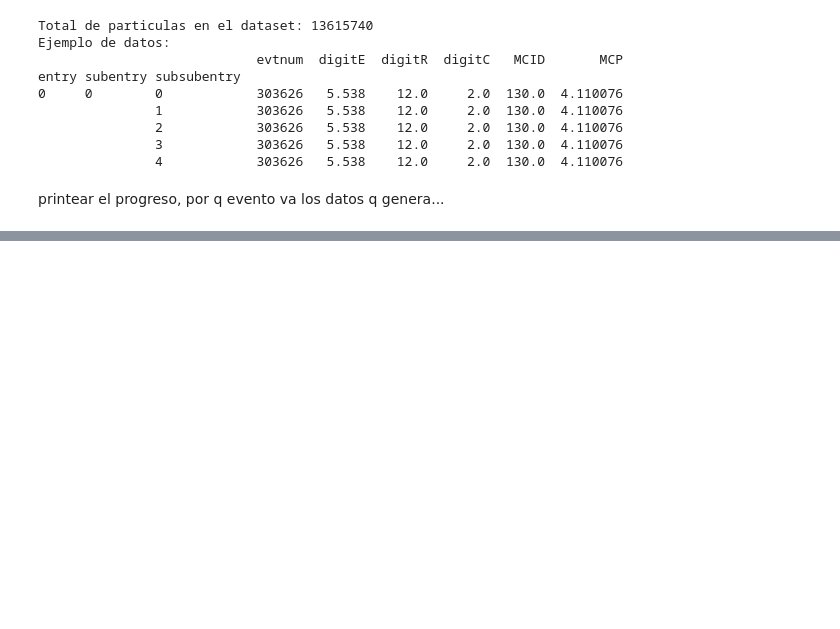
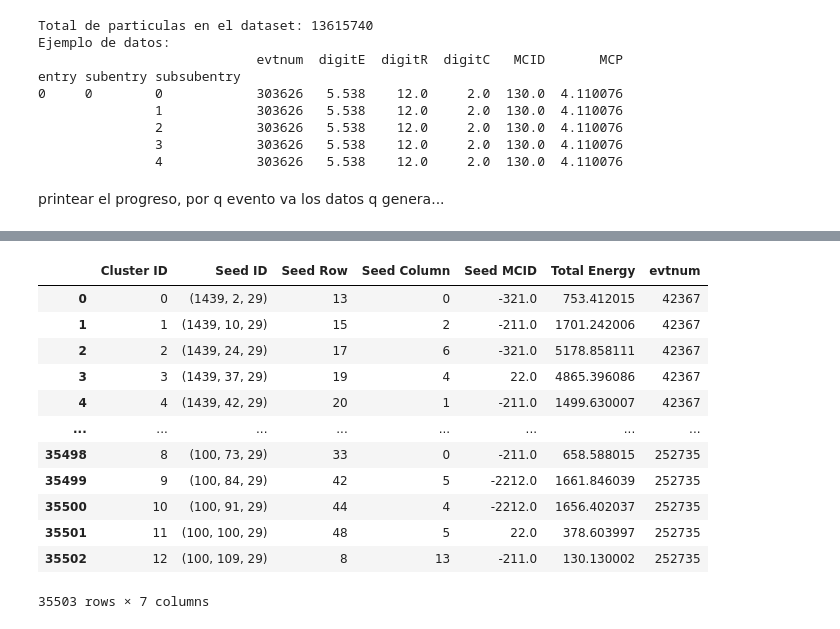
Before and after one commit to AlvarFeher/TFG, a Jupyter notebook: LetsEndThis.ipynb, the cells around one changed output, grey strips where cells are left out. Cells and saved outputs as stored; diff of their text form; code cells hidden in the pictures; blank space fills up the shorter version.

```diff
--- a/LetsEndThis.ipynb
+++ b/LetsEndThis.ipynb
@@ -168,12 +290 @@ def analyze_clusters(G):
     return cluster_analysis, clustered_nodes
-# %%
-def process_event(event_particles, energy_threshold=50):
-    event_particles = event_particles.reset_index(drop=True)
-    # Use the optimized seed finder here.
-    seeds = find_seeds_optimized(event_particles, energy_threshold)
-    if not seeds:
-        return None
-    G = build_graph(event_particles, seeds)
-    G, overlap_nodes = update_overlapping_edges(G)
-    cluster_analysis, clustered_nodes = analyze_clusters(G)
-    return cluster_analysis, clustered_nodes, G
@@ -180,6 +392,5 @@ def process_event(event_particles, energy_threshold=50):
 # %%
-def process_top_n_events(filtered_df, top_n=10, energy_threshold=50):
-    # Get top events based on photon counts
+def process_top_n_events(filtered_df, top_n=100, energy_threshold=50):
     photon_counts_per_event = filtered_df[filtered_df["MCID"] == 22].groupby("evtnum").size().reset_index(name="Photon Count")
     top_events = photon_counts_per_event.sort_values(by="Photon Count", ascending=False).head(top_n)["evtnum"]
 
@@ -188,16 +399,15 @@ def process_top_n_events(filtered_df, top_n=10, energy_threshold=50):
 
     for evtnum in top_events:
         event_particles = filtered_df[filtered_df["evtnum"] == evtnum]
-        result = process_event(event_particles, energy_threshold)
+        result = process_event(event_particles, evtnum, energy_threshold)
         if result is None:
             continue
-        cluster_analysis, clustered_nodes, G = result
+        cluster_analysis, clustered_nodes = result
         for ca in cluster_analysis:
-            if ca['Seed MCID'] == 22:
-                ca['evtnum'] = evtnum
-                all_cluster_analysis.append(ca)
-        for cluster_id, nodes in clustered_nodes.items():
-            for node in nodes:
-                node['evtnum'] = evtnum
-                all_clustered_nodes[node['node_id']] = node
+            ca['evtnum'] = evtnum
+            all_cluster_analysis.append(ca)
+        for node in clustered_nodes.values():
+            node['evtnum'] = evtnum
+            all_clustered_nodes[node['node_id']] = node
+
     return all_cluster_analysis, all_clustered_nodes
@@ -206,14 +470,15 @@ def process_top_n_events(filtered_df, top_n=10, energy_threshold=50):
 if __name__ == '__main__':
     # Assume filtered_df is already defined, e.g. loaded from CSV.
     # filtered_df = pd.read_csv("your_filtered_data.csv")
+                                                                              # before i had 50
+    cluster_analysis_list, clustered_nodes_dict = process_top_n_events(filtered_df, top_n=2000, energy_threshold=50)
 
-    cluster_analysis_list, clustered_nodes_dict = process_top_n_events(filtered_df, top_n=50, energy_threshold=50)
+
+    df_nodes = pd.DataFrame(list(clustered_nodes_dict.values()))
+    df_nodes.to_csv("nodes_with_cluster_ids_top10_events_optimized.csv", index=False)
+    print("Saved node-cluster mapping to nodes_with_cluster_ids_top10_events_optimized.csv")
 
     df_clusters = pd.DataFrame(cluster_analysis_list)
     df_clusters.to_csv("clusters_photon_energy_top10_events_optimized.csv", index=False)
     print("Saved clusters data to clusters_photon_energy_top10_events_optimized.csv")
-
-    df_nodes = pd.DataFrame(list(clustered_nodes_dict.values()))
-    df_nodes.to_csv("nodes_with_cluster_ids_top10_events_optimized.csv", index=False)
-    print("Saved node-cluster mapping to nodes_with_cluster_ids_top10_events_optimized.csv")
 # %% [output]
@@ -229,0 +521,16 @@ len(df_nodes)
+# %%
+df_clusters
+# %% [output]
+|  | Cluster ID | Seed ID | Seed Row | Seed Column | Seed MCID | Total Energy | evtnum |
+| 0 | 0 | (1439, 2, 29) | 13 | 0 | -321.0 | 753.412015 | 42367 |
+| 1 | 1 | (1439, 10, 29) | 15 | 2 | -211.0 | 1701.242006 | 42367 |
+| 2 | 2 | (1439, 24, 29) | 17 | 6 | -321.0 | 5178.858111 | 42367 |
+| 3 | 3 | (1439, 37, 29) | 19 | 4 | 22.0 | 4865.396086 | 42367 |
+| 4 | 4 | (1439, 42, 29) | 20 | 1 | -211.0 | 1499.630007 | 42367 |
+| ... | ... | ... | ... | ... | ... | ... | ... |
+| 35498 | 8 | (100, 73, 29) | 33 | 0 | -211.0 | 658.588015 | 252735 |
+| 35499 | 9 | (100, 84, 29) | 42 | 5 | -2212.0 | 1661.846039 | 252735 |
+| 35500 | 10 | (100, 91, 29) | 44 | 4 | -2212.0 | 1656.402037 | 252735 |
+| 35501 | 11 | (100, 100, 29) | 48 | 5 | 22.0 | 378.603997 | 252735 |
+| 35502 | 12 | (100, 109, 29) | 8 | 13 | -211.0 | 130.130002 | 252735 |
+35503 rows × 7 columns
```
Also changed, not shown: parts of 18 cells of this notebook.
